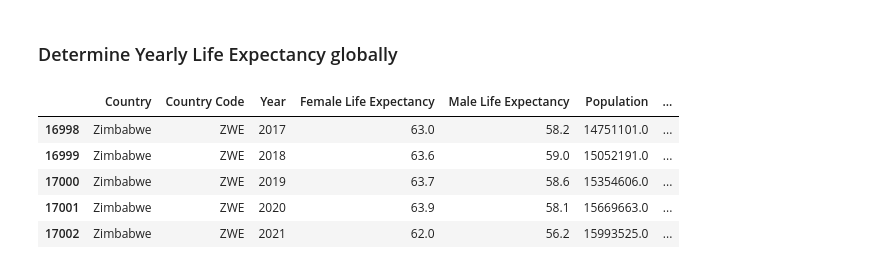
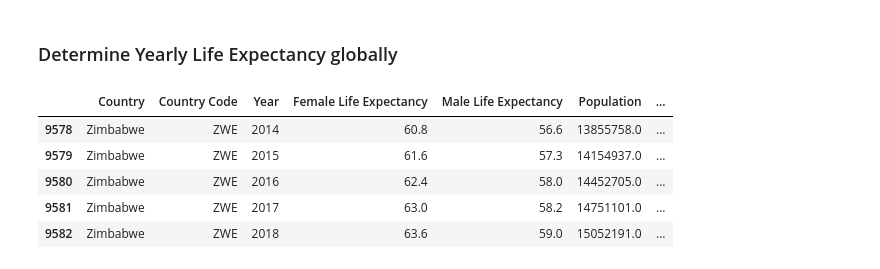
Before and after one commit to kunkoala/Life_Expectancy_Project, a Jupyter notebook: Life_Expectancy.ipynb, the cells around one changed output. Drawn from its saved outputs; the diff is of its cells as text; code cells hidden in the pictures.

```diff
--- a/Life_Expectancy.ipynb
+++ b/Life_Expectancy.ipynb
@@ -88,0 +101,3 @@ data.sort_values(by=data.columns[3], ascending=False)
+# %%
+data_gdp = data_gdp.drop(data_gdp.columns[0], axis=1)
+data_gdp
@@ -88,0 +130,3 @@ data.sort_values(by=data.columns[3], ascending=False)
+# %%
+# avg life expectancy between female and male (represents the general life expectancy)
+data['avg_life_expectancy'] = data.loc[:, ('Female Life Expectancy', 'Male Life Expectancy')].mean(axis=1)
@@ -88,0 +142,4 @@ data.sort_values(by=data.columns[3], ascending=False)
+# %%
+# Merge dataset of GDP with Life Expectancy
+
+df_merged = data.merge(data_gdp, how='left', on=['Country', 'Country Code', 'Year'])
@@ -88,0 +155,5 @@ data.sort_values(by=data.columns[3], ascending=False)
+# %%
+df_merged = df_merged.drop(axis=1, columns='pop')
+df_merged = df_merged.dropna()
+df_merged = df_merged.reset_index()
+df_merged = df_merged.drop(df_merged.columns[0], axis=1)
@@ -91,11 +204,11 @@ data.sort_values(by=data.columns[3], ascending=False)
 # %% [markdown]
 ### Determine Yearly Life Expectancy globally
 # %%
-data.tail()
+df_merged.tail()
 # %% [output]
 |  | Country | Country Code | Year | Female Life Expectancy | Male Life Expectancy | Population | ... |
-| 16998 | Zimbabwe | ZWE | 2017 | 63.0 | 58.2 | 14751101.0 | ... |
-| 16999 | Zimbabwe | ZWE | 2018 | 63.6 | 59.0 | 15052191.0 | ... |
-| 17000 | Zimbabwe | ZWE | 2019 | 63.7 | 58.6 | 15354606.0 | ... |
-| 17001 | Zimbabwe | ZWE | 2020 | 63.9 | 58.1 | 15669663.0 | ... |
-| 17002 | Zimbabwe | ZWE | 2021 | 62.0 | 56.2 | 15993525.0 | ... |
+| 9578 | Zimbabwe | ZWE | 2014 | 60.8 | 56.6 | 13855758.0 | ... |
+| 9579 | Zimbabwe | ZWE | 2015 | 61.6 | 57.3 | 14154937.0 | ... |
+| 9580 | Zimbabwe | ZWE | 2016 | 62.4 | 58.0 | 14452705.0 | ... |
+| 9581 | Zimbabwe | ZWE | 2017 | 63.0 | 58.2 | 14751101.0 | ... |
+| 9582 | Zimbabwe | ZWE | 2018 | 63.6 | 59.0 | 15052191.0 | ... |
```
Also changed, not shown: parts of 44 cells of this notebook, 1 other file.
